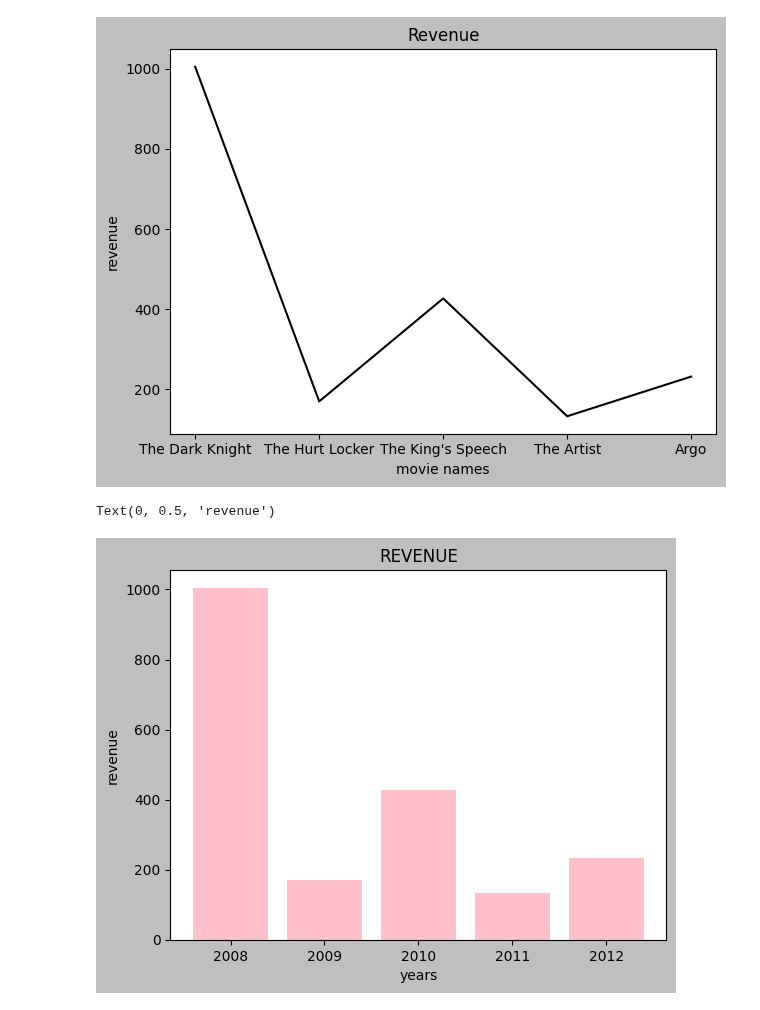
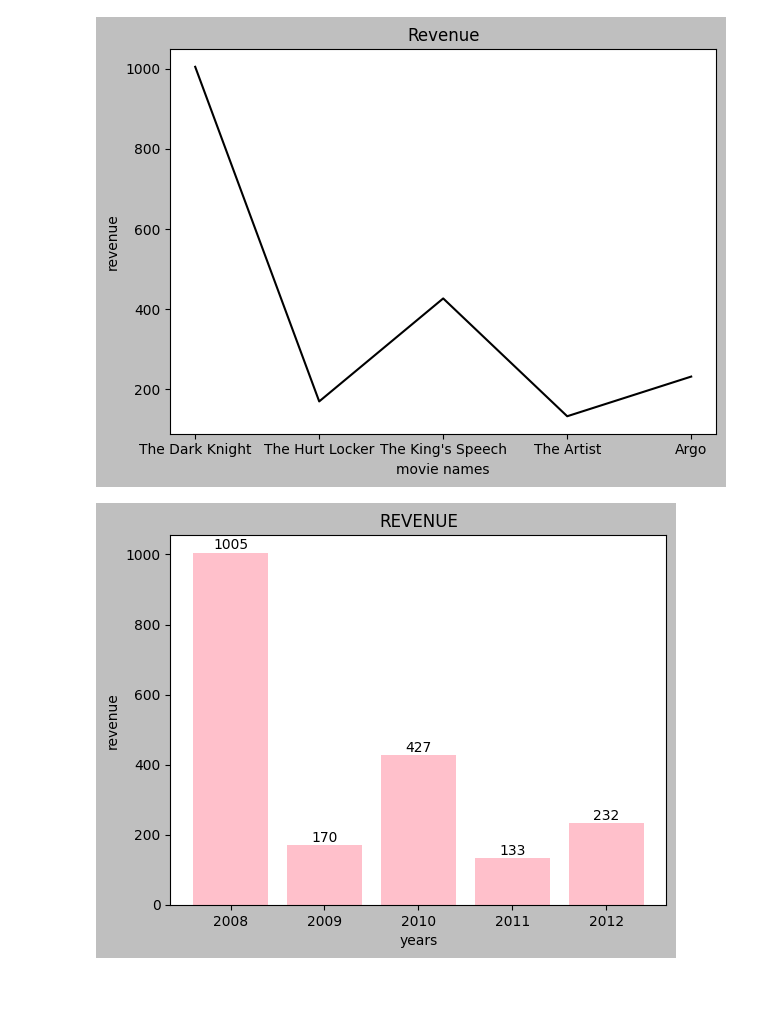
Before and after one commit to FatimaAjmal89/user-data-analysis, a Jupyter notebook: data_visualization.ipynb, the cells around one changed output. Drawn from its saved outputs; the diff is of its cells as text; code cells hidden in the pictures.

```diff
--- a/data_visualization.ipynb
+++ b/data_visualization.ipynb
@@ -103,18 +103,19 @@ plt.tight_layout()
 # %%
 oscar_movies = [
     "The Dark Knight",
     "The Hurt Locker",
     "The King's Speech",
     "The Artist",
     "Argo"
 ]
 years = [2008, 2009, 2010, 2011, 2012]
 revenue = [1005, 170, 427, 133, 232]  # in $M
 
 plt.bar(years ,revenue,color ="pink")
 plt.title("REVENUE")
 plt.xlabel("years")
 plt.ylabel("revenue")
+for i in range(len(years)):
+    plt.text(years[i],revenue[i]+10,str(revenue[i]),ha = "center")
 # %% [output]
-Text(0, 0.5, 'revenue')
-[figure, old version]
+[figure, new version]
```
